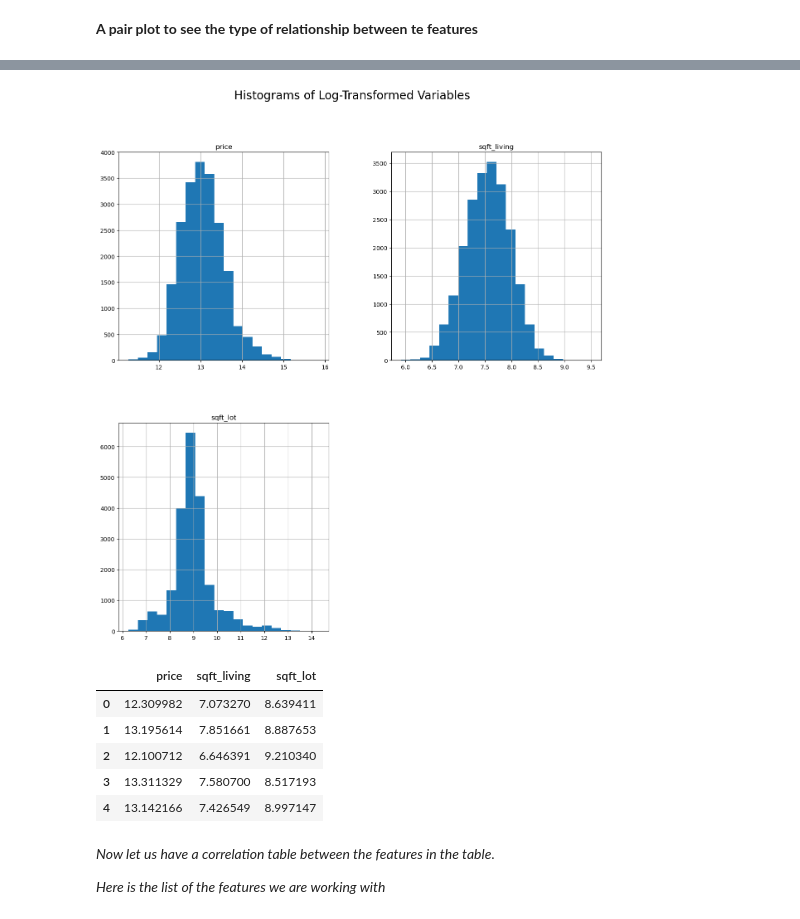
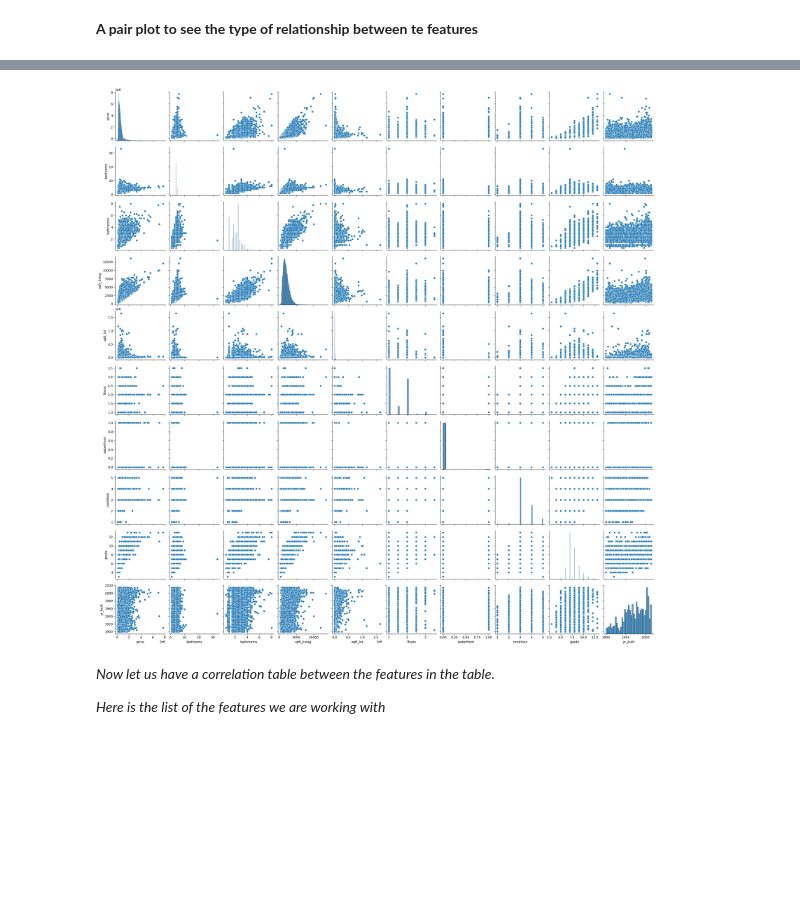
Before and after one commit to Jodhiamboapiyo/Group15_project, a Jupyter notebook: Work/Josi.ipynb, the cells around one changed output, grey strips where cells are left out. Drawn from its saved outputs; the diff is of its cells as text; code cells hidden in the pictures; blank space fills up the shorter version.

```diff
--- a/Work/Josi.ipynb
+++ b/Work/Josi.ipynb
@@ -186,35 +143,8 @@ ames_cont.head()
-# %%
-# Store the non-zero-inflated continuous features
-ames_cont = numeric_df[non_zero_inflated_columns]
-
-# Functions to check if log transformation makes sense
-def log_transform_sensible(col):
-    if (ames_cont[col] > 0).all() and ames_cont[col].skew() > 1:
-        return True
-    return False
-
-# Applying log transformation where it makes sense
-log_transformed_columns = [col for col in ames_cont.columns if log_transform_sensible(col)]
-ames_log_transformed = ames_cont.copy()
-
-for col in log_transformed_columns:
-    ames_log_transformed[col] = np.log(ames_cont[col])
-
-# Histograms for log-transformed variables
-ames_log_transformed[log_transformed_columns].hist(figsize=(15, 15), bins=20)
-plt.suptitle('Histograms of Log-Transformed Variables', fontsize=20)
-plt.show()
-
-# Display the first few rows of the log-transformed DataFrame
-ames_log_transformed[log_transformed_columns].head()
-# %% [output]
-[figure, removed]
-|  | price | sqft_living | sqft_lot |
-| 0 | 12.309982 | 7.073270 | 8.639411 |
-| 1 | 13.195614 | 7.851661 | 8.887653 |
-| 2 | 12.100712 | 6.646391 | 9.210340 |
-| 3 | 13.311329 | 7.580700 | 8.517193 |
-| 4 | 13.142166 | 7.426549 | 8.997147 |
+# %%
+sns.pairplot(data=df)
+plt.show()
+# %% [output]
+[figure, added]
 # %% [markdown]
 *Now let us have a correlation table between the features in the table*.
 
```
Also changed, not shown: parts of 8 cells of this notebook.
